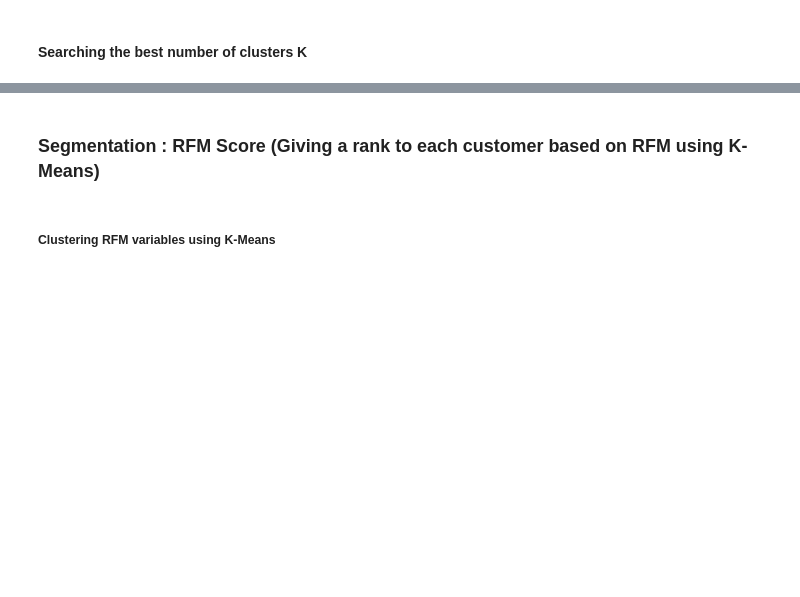
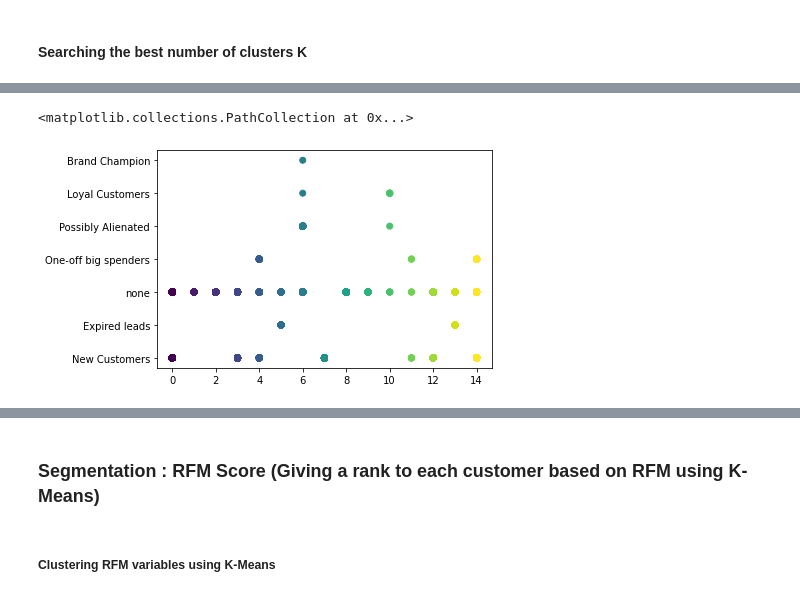
Before and after one commit to oumeima-elgharbi/P5_Data_Science_OpenClassrooms, a Jupyter notebook: P5_02_essais.ipynb, the cells around one changed output, grey strips where cells are left out. Cells and saved outputs as stored; diff of their text form; code cells hidden in the pictures; blank space fills up the shorter version.

```diff
--- a/P5_02_essais.ipynb
+++ b/P5_02_essais.ipynb
@@ -288,0 +491,6 @@ plt.plot(range(2, 25), silhouettes, marker='o')
+# %%
+best_kmeans_dataset = dataset_rfm.copy()
+display(best_kmeans_dataset)
+
+best_kmeans_dataset['Customer_cluster'] = best_kmeans.labels_
+display(best_kmeans_dataset)
@@ -288,0 +524,5 @@ plt.plot(range(2, 25), silhouettes, marker='o')
+# %%
+plt.scatter(y=rfm_clustering["Persona"], x=best_kmeans_dataset["Customer_cluster"], c=best_kmeans.labels_) # colorier en fct etiquette deu clusterning
+# %% [output]
+<matplotlib.collections.PathCollection at 0x...>
+[figure, added]
```
Also changed, not shown: parts of 53 cells of this notebook.
